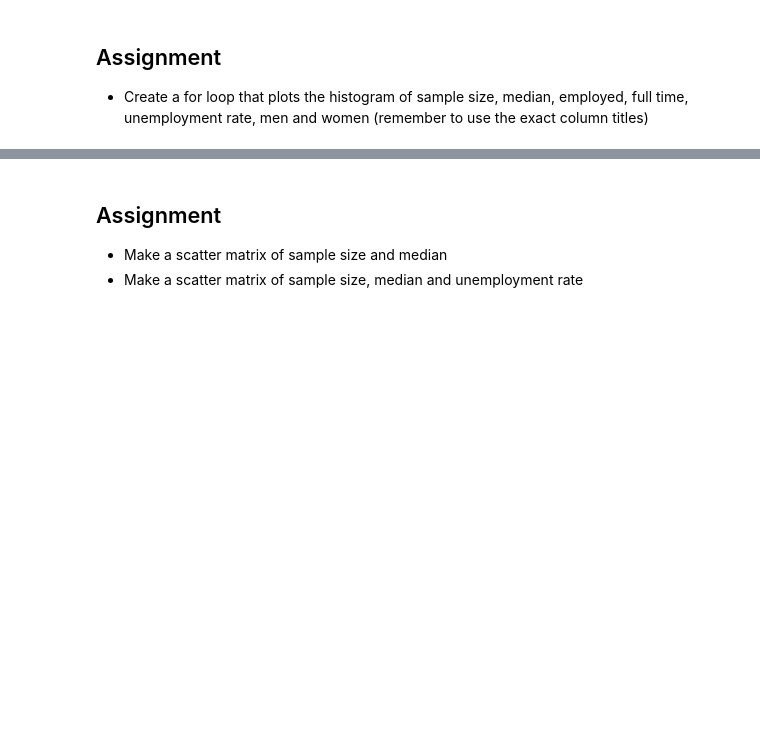
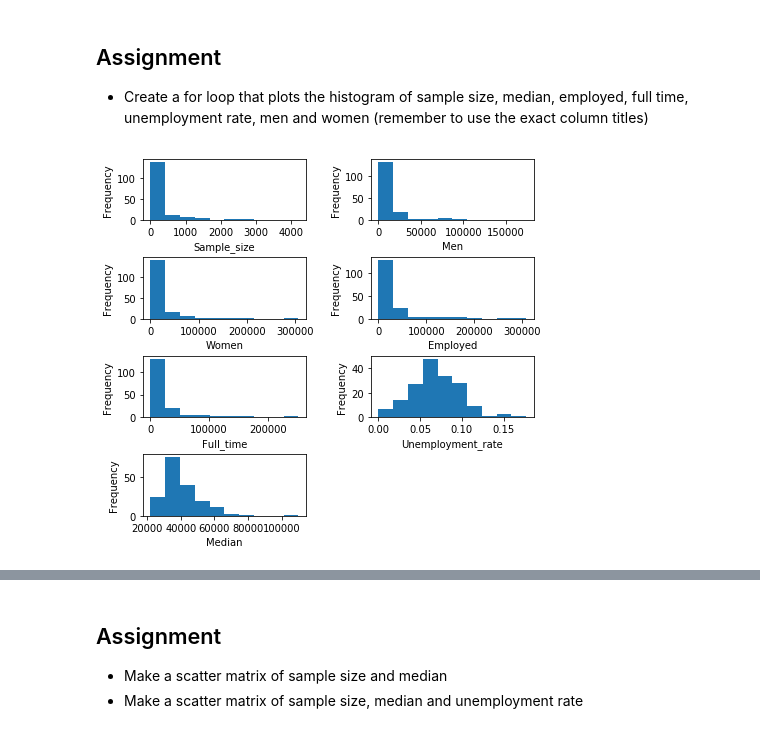
Before and after one commit to codnri/foundations, a Jupyter notebook: 7_Python_Data_Analysis/college_majors/college.ipynb, the cells around one changed output, grey strips where cells are left out. Drawn from its saved outputs; the diff is of its cells as text; code cells hidden in the pictures; blank space fills up the shorter version.

```diff
--- a/7_Python_Data_Analysis/college_majors/college.ipynb
+++ b/7_Python_Data_Analysis/college_majors/college.ipynb
@@ -94,0 +92,14 @@ for col in cols:
+# %%
+cols = ['Sample_size', 'Men','Women', 'Employed', 'Full_time', 'Unemployment_rate', 'Median']
+
+fig = plt.figure(figsize=(7,12))
+for i in range(len(cols)):
+    ax = fig.add_subplot(len(cols),2,i+1)
+    ax.set_xlabel(cols[i])
+    ax = clean_df[cols[i]].plot(kind='hist')
+
+fig.subplots_adjust(wspace=0.4, hspace=0.6)
+# for col in cols:
+#     clean_df.hist(column=col,figsize=(8,8),color="blue")
+# %% [output]
+[figure, added]
```
Also changed, not shown: parts of 7 cells of this notebook, 2 other files.
